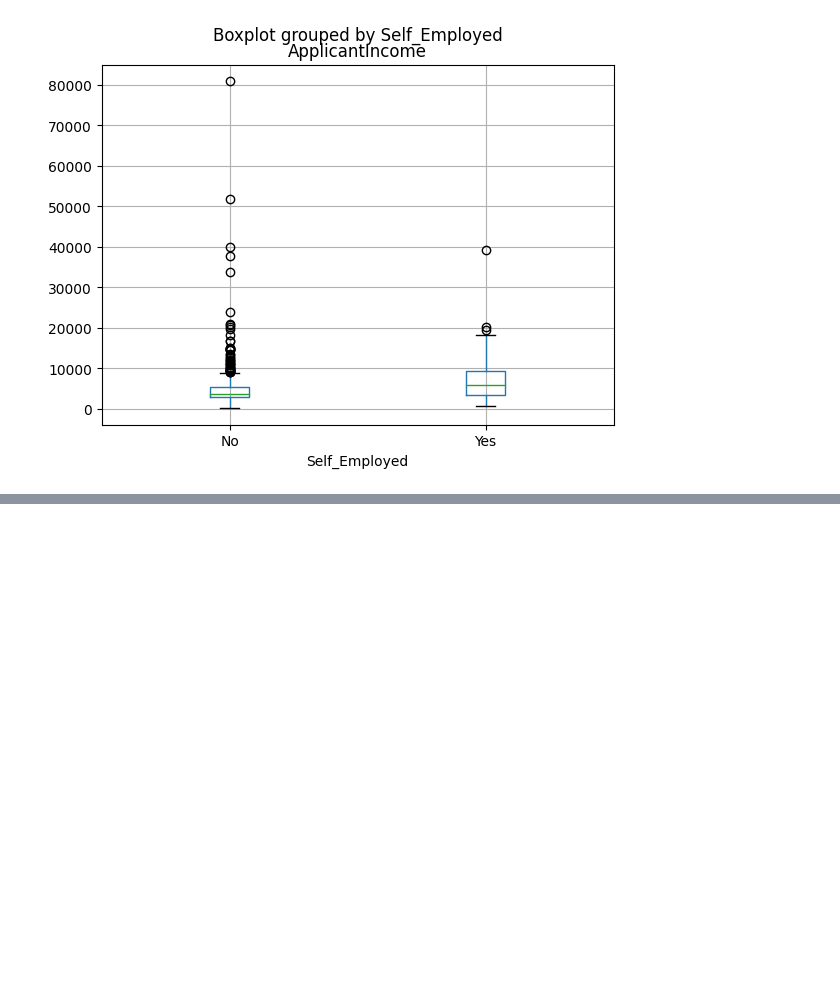
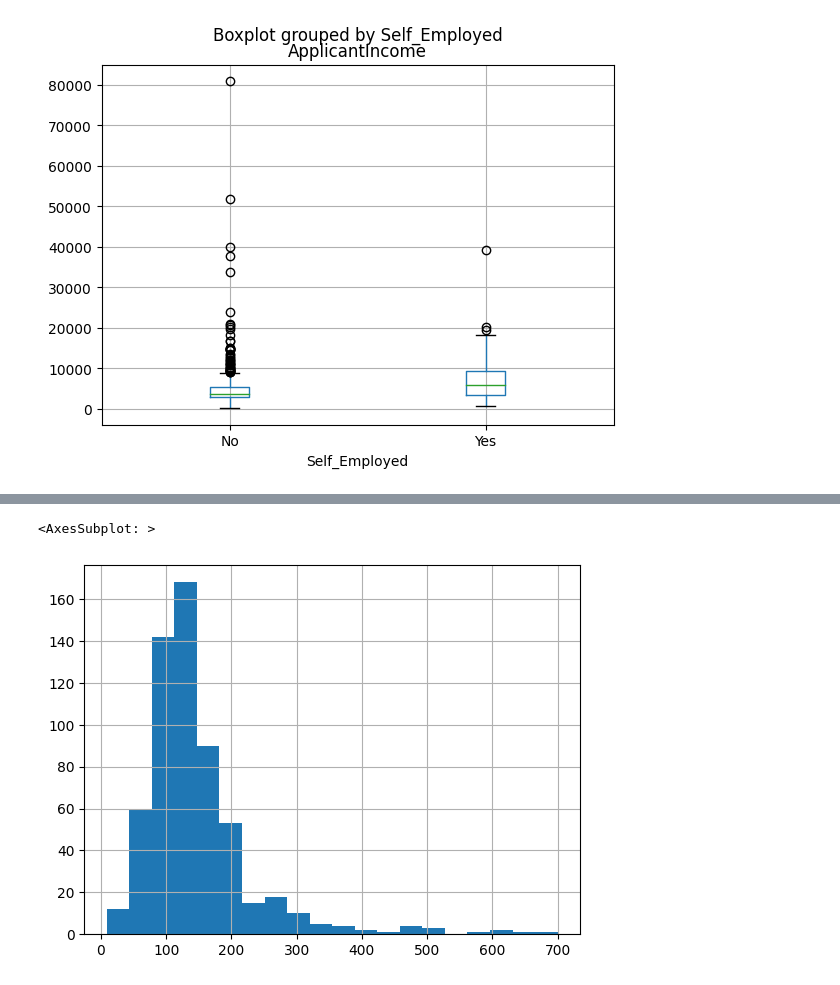
Before and after one commit to zyn20/CodeClause_Loan_Prediction, a Jupyter notebook: Loan_Prediction_ML.ipynb, the cells around one changed output, grey strips where cells are left out. Drawn from its saved outputs; the diff is of its cells as text; code cells hidden in the pictures; blank space fills up the shorter version.

```diff
--- a/Loan_Prediction_ML.ipynb
+++ b/Loan_Prediction_ML.ipynb
@@ -100,0 +109,5 @@ dataset.boxplot(column='ApplicantIncome' , by='Self_Employed')
+# %%
+dataset['LoanAmount'].hist(bins=20)
+# %% [output]
+<AxesSubplot: >
+[figure, added]
```
Also changed, not shown: parts of 24 cells of this notebook.
